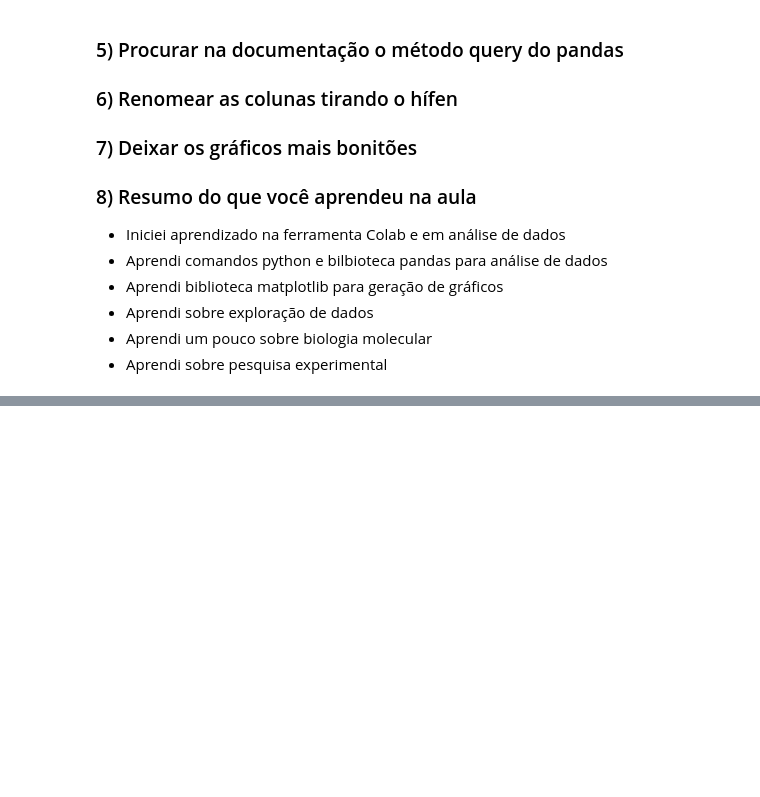
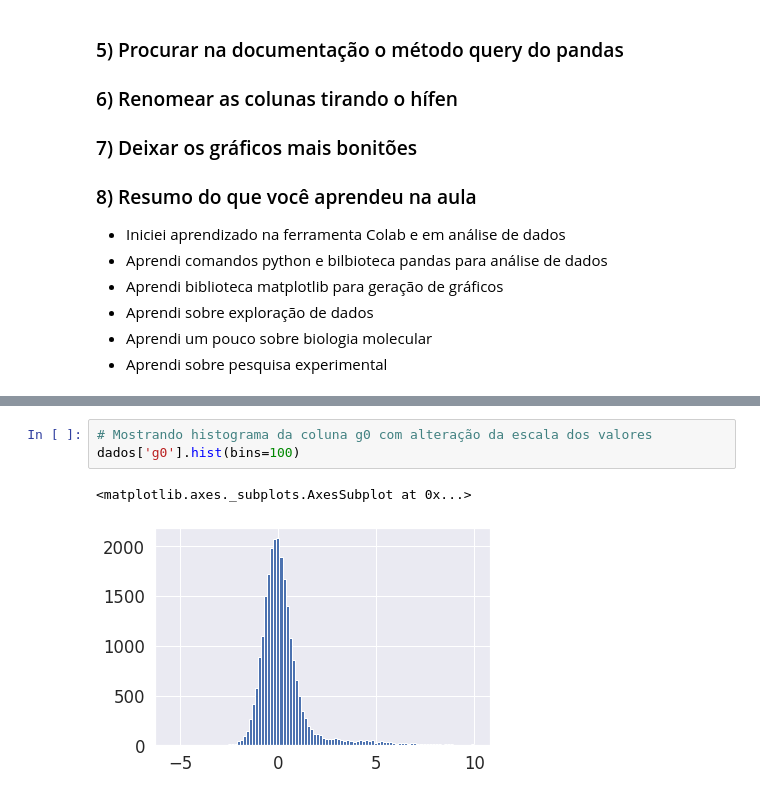
Before and after one commit to gedoztech/imersao_dados_alura, a Jupyter notebook: Imersão_Dados_3_Alura.ipynb, the cells around one changed output, grey strips where cells are left out. Drawn from its saved outputs; the diff is of its cells as text; blank space fills up the shorter version.

```diff
--- a/Imersão_Dados_3_Alura.ipynb
+++ b/Imersão_Dados_3_Alura.ipynb
@@ -202,0 +264,6 @@ Length: 18995, dtype: int64
+# %%
+# Mostrando histograma da coluna g0 com alteração da escala dos valores
+dados['g0'].hist(bins=100)
+# %% [output]
+<matplotlib.axes._subplots.AxesSubplot at 0x...>
+[figure, added]
```
Also changed, not shown: parts of 37 cells of this notebook.
